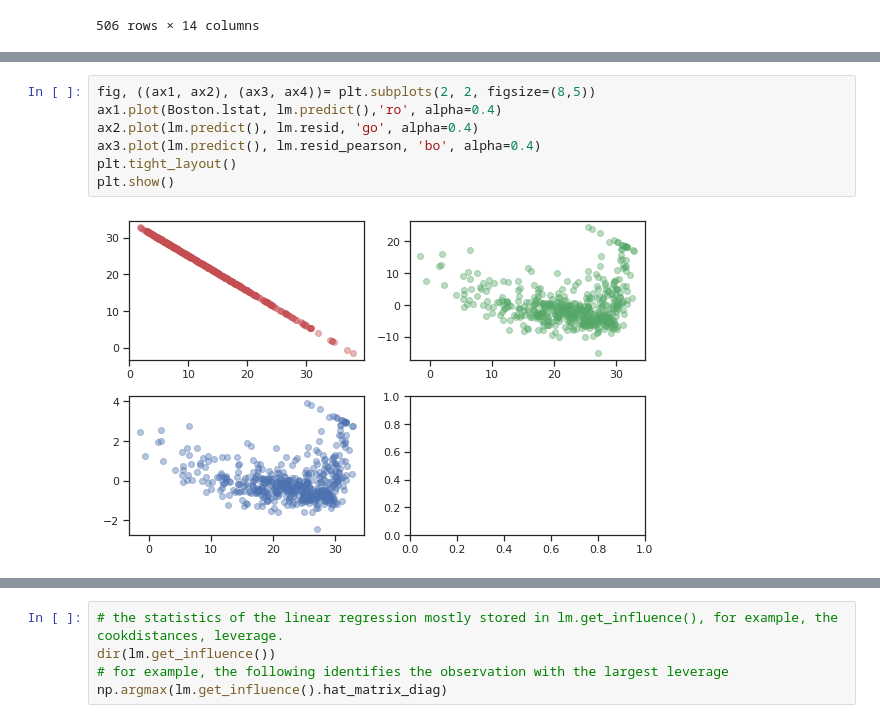
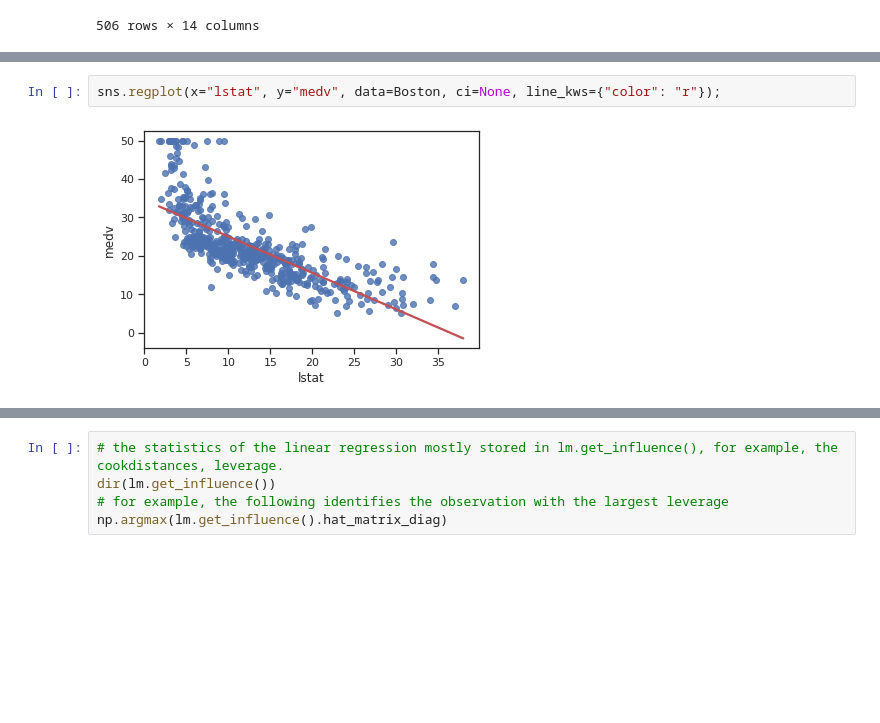
Before and after one commit to tvanzyl/ISL2_Python, a Jupyter notebook: Chapter_3_sec_6.1_6.7.ipynb, the cells around one changed output, grey strips where cells are left out. Drawn from its saved outputs; the diff is of its cells as text; blank space fills up the shorter version.

```diff
--- a/Chapter_3_sec_6.1_6.7.ipynb
+++ b/Chapter_3_sec_6.1_6.7.ipynb
@@ -144,9 +155,4 @@ plt.show()
-# %%
-fig, ((ax1, ax2), (ax3, ax4))= plt.subplots(2, 2, figsize=(8,5))
-ax1.plot(Boston.lstat, lm.predict(),'ro', alpha=0.4)
-ax2.plot(lm.predict(), lm.resid, 'go', alpha=0.4)
-ax3.plot(lm.predict(), lm.resid_pearson, 'bo', alpha=0.4)
-plt.tight_layout()
-plt.show()
-# %% [output]
-[figure, removed]
+# %%
+sns.regplot(x="lstat", y="medv", data=Boston, ci=None, line_kws={"color": "r"});
+# %% [output]
+[figure, added]
```
Also changed, not shown: parts of 49 cells of this notebook, 1 other file.
